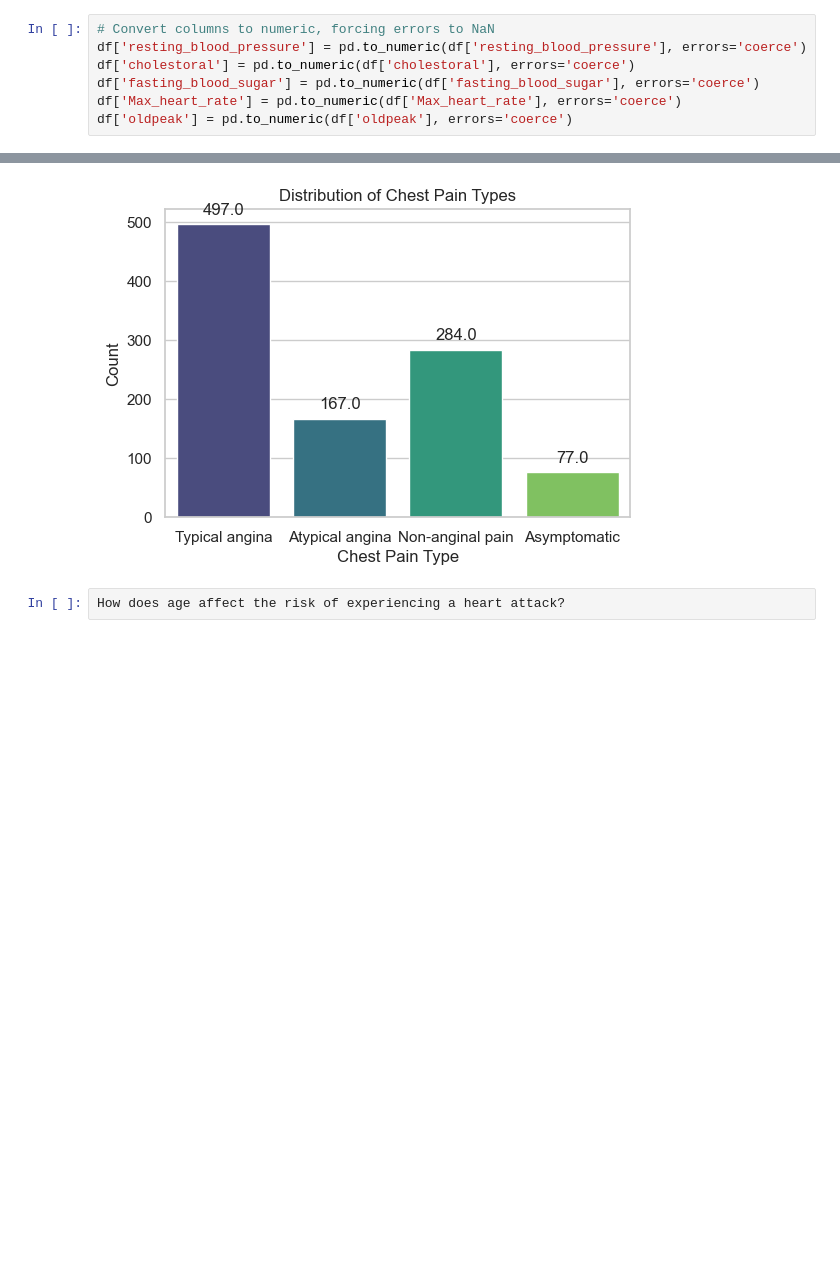
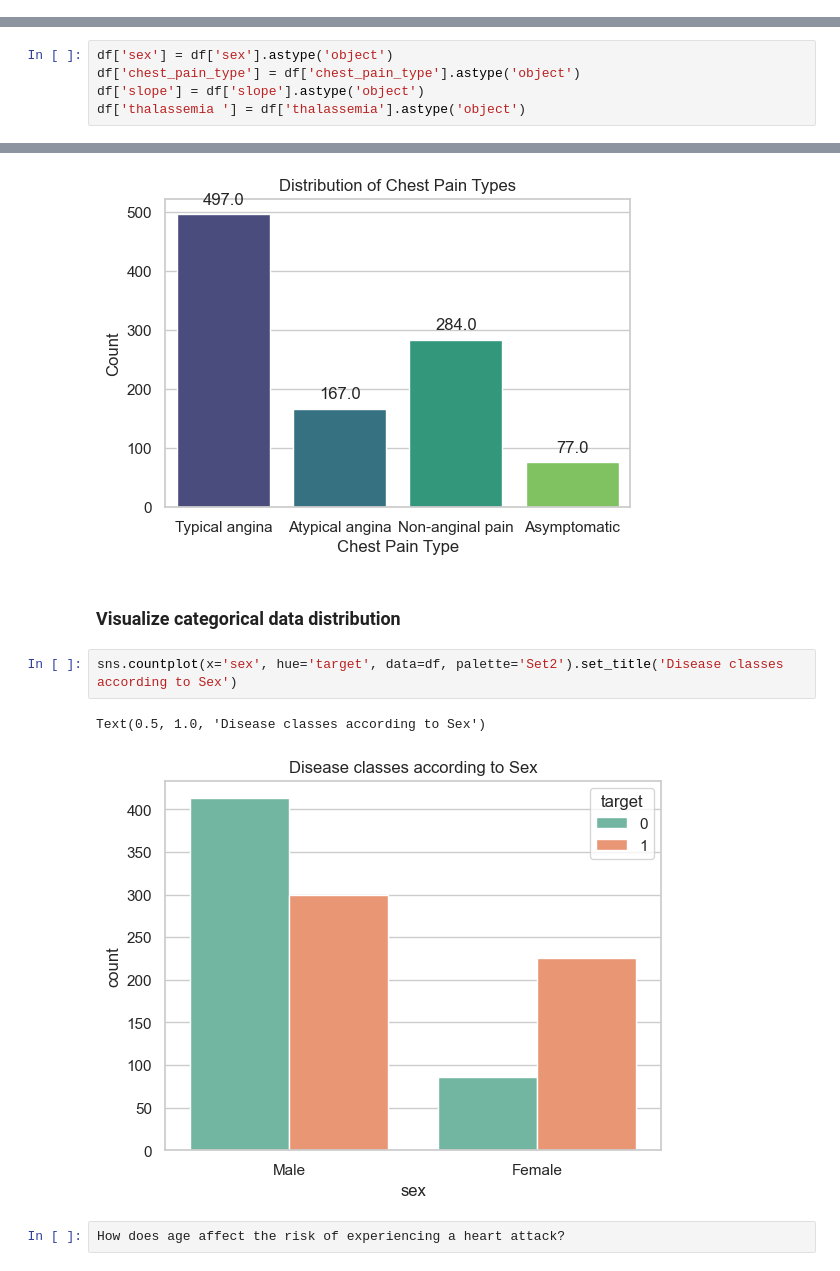
Before and after one commit to rashmic20/Phase2_Project, a Jupyter notebook: Project.ipynb, the cells around one changed output, grey strips where cells are left out. Drawn from its saved outputs; the diff is of its cells as text; blank space fills up the shorter version.

```diff
--- a/Project.ipynb
+++ b/Project.ipynb
@@ -62,13 +62,6 @@ df.describe().T
 | Max_heart_rate | 1025.0 | 149.114146 | 23.005724 | 71.0 | 132.0 | 152.0 | 166.0 | 202.0 |
 | oldpeak | 1025.0 | 1.071512 | 1.175053 | 0.0 | 0.0 | 0.8 | 1.8 | 6.2 |
 | target | 1025.0 | 0.513171 | 0.500070 | 0.0 | 0.0 | 1.0 | 1.0 | 1.0 |
-# %%
-# Convert columns to numeric, forcing errors to NaN
-df['resting_blood_pressure'] = pd.to_numeric(df['resting_blood_pressure'], errors='coerce')
-df['cholestoral'] = pd.to_numeric(df['cholestoral'], errors='coerce')
-df['fasting_blood_sugar'] = pd.to_numeric(df['fasting_blood_sugar'], errors='coerce')
-df['Max_heart_rate'] = pd.to_numeric(df['Max_heart_rate'], errors='coerce')
-df['oldpeak'] = pd.to_numeric(df['oldpeak'], errors='coerce')
 # %%
 df.info()
 # %% [output]
@@ -91,0 +105,5 @@ memory usage: 112.2+ KB
+# %%
+df['sex'] = df['sex'].astype('object')
+df['chest_pain_type'] = df['chest_pain_type'].astype('object')
+df['slope'] = df['slope'].astype('object')
+df['thalassemia '] = df['thalassemia'].astype('object')
@@ -121,6 +191,13 @@ plt.ylabel('Count')
 plt.show()
 # %% [output]
 [figure]
+# %% [markdown]
+### Visualize categorical data distribution
+# %%
+sns.countplot(x='sex', hue='target', data=df, palette='Set2').set_title('Disease classes according to Sex')
+# %% [output]
+Text(0.5, 1.0, 'Disease classes according to Sex')
+[figure, added]
 # %%
 How does age affect the risk of experiencing a heart attack?
 # %%
```
Also changed, not shown: parts of 19 cells of this notebook.
